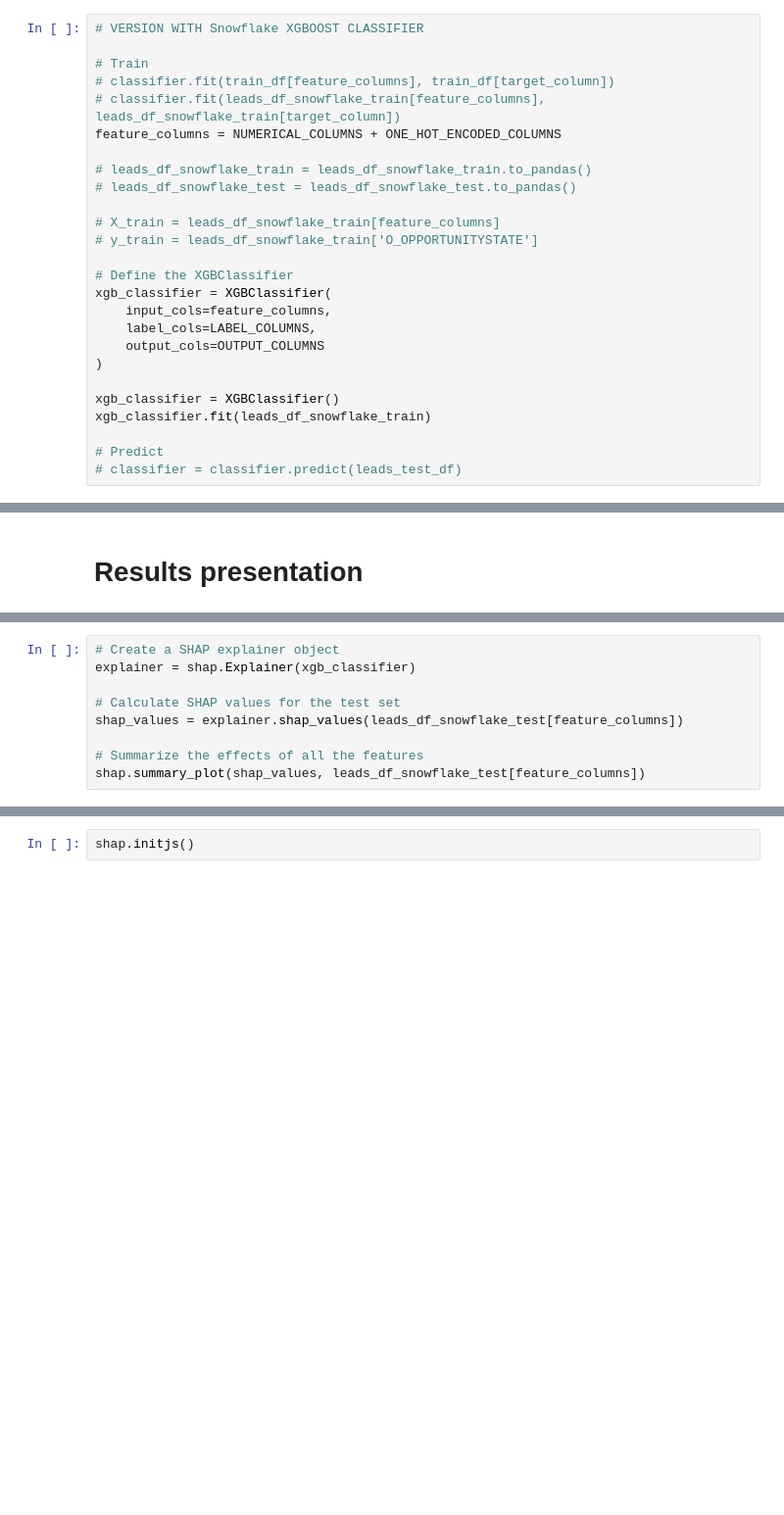
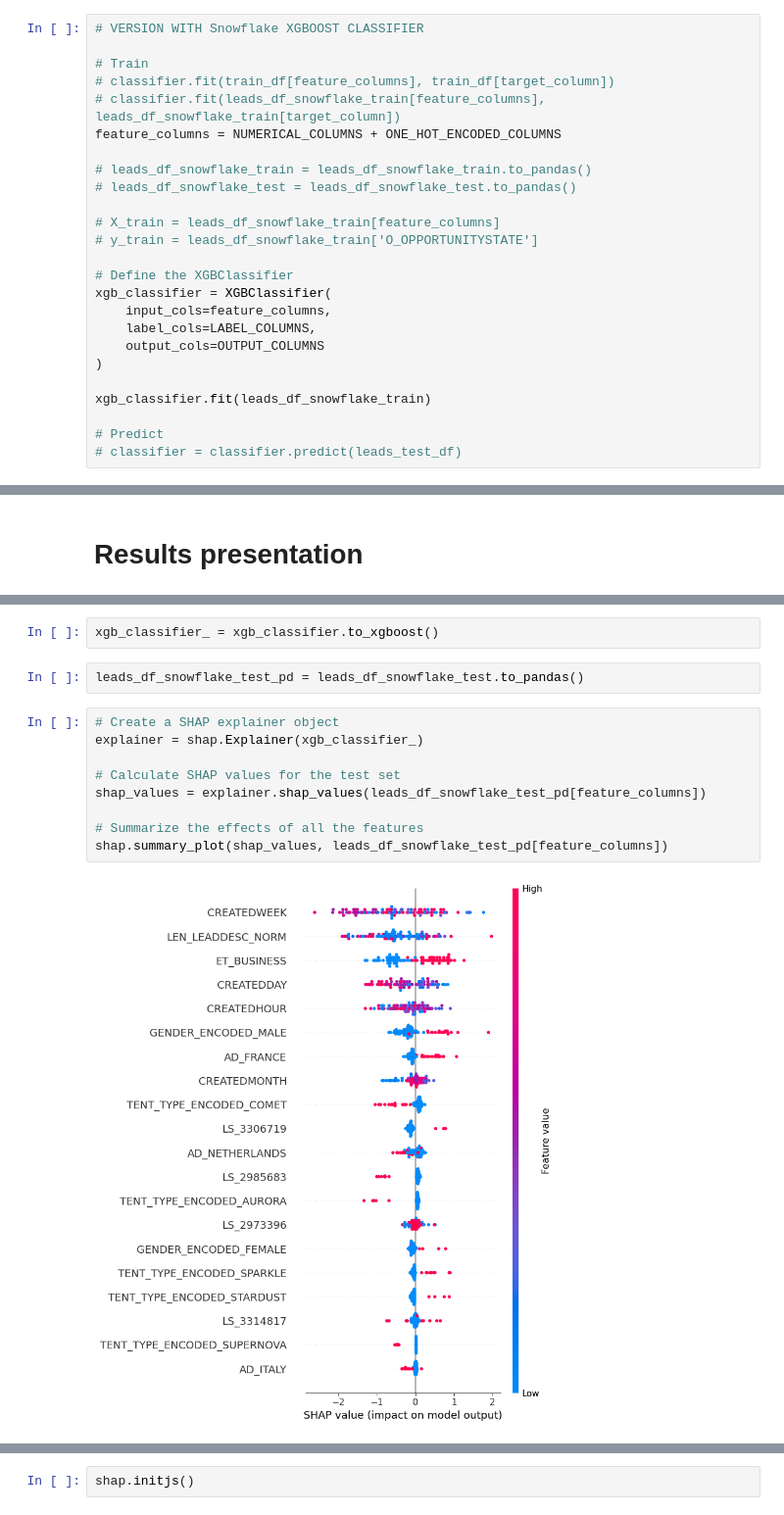
Before and after one commit to mrcomans/Yala_Lead_qualification, a Jupyter notebook: 2_feature_transformations_yala.ipynb, the cells around one changed output, grey strips where cells are left out. Shown at 98% size. Saved outputs shown, nothing was run; the diff lists cells and outputs as text; blank space fills up the shorter version.

Commit message:
Fixed bug removed xgb_classifier classif

```diff
--- a/2_feature_transformations_yala.ipynb
+++ b/2_feature_transformations_yala.ipynb
@@ -605,7 +605,6 @@ xgb_classifier = XGBClassifier(
     output_cols=OUTPUT_COLUMNS
 )
 
-xgb_classifier = XGBClassifier()
 xgb_classifier.fit(leads_df_snowflake_train)
 
 # Predict
@@ -675,12 +687,18 @@ plt.show()
+# %%
+xgb_classifier_ = xgb_classifier.to_xgboost()
+# %%
+leads_df_snowflake_test_pd = leads_df_snowflake_test.to_pandas()
 # %%
 # Create a SHAP explainer object
-explainer = shap.Explainer(xgb_classifier)
+explainer = shap.Explainer(xgb_classifier_)
 
 # Calculate SHAP values for the test set
-shap_values = explainer.shap_values(leads_df_snowflake_test[feature_columns])
+shap_values = explainer.shap_values(leads_df_snowflake_test_pd[feature_columns])
 
 # Summarize the effects of all the features
-shap.summary_plot(shap_values, leads_df_snowflake_test[feature_columns])
+shap.summary_plot(shap_values, leads_df_snowflake_test_pd[feature_columns])
+# %% [output]
+[figure, added]
 # %%
 # Filter the DataFrame for 'Won' and 'Lost' leads
 won_leads = leads_df[leads_df['O_OPPORTUNITYSTATE'] == 1]
```
Also changed, not shown: parts of 38 cells of this notebook.
